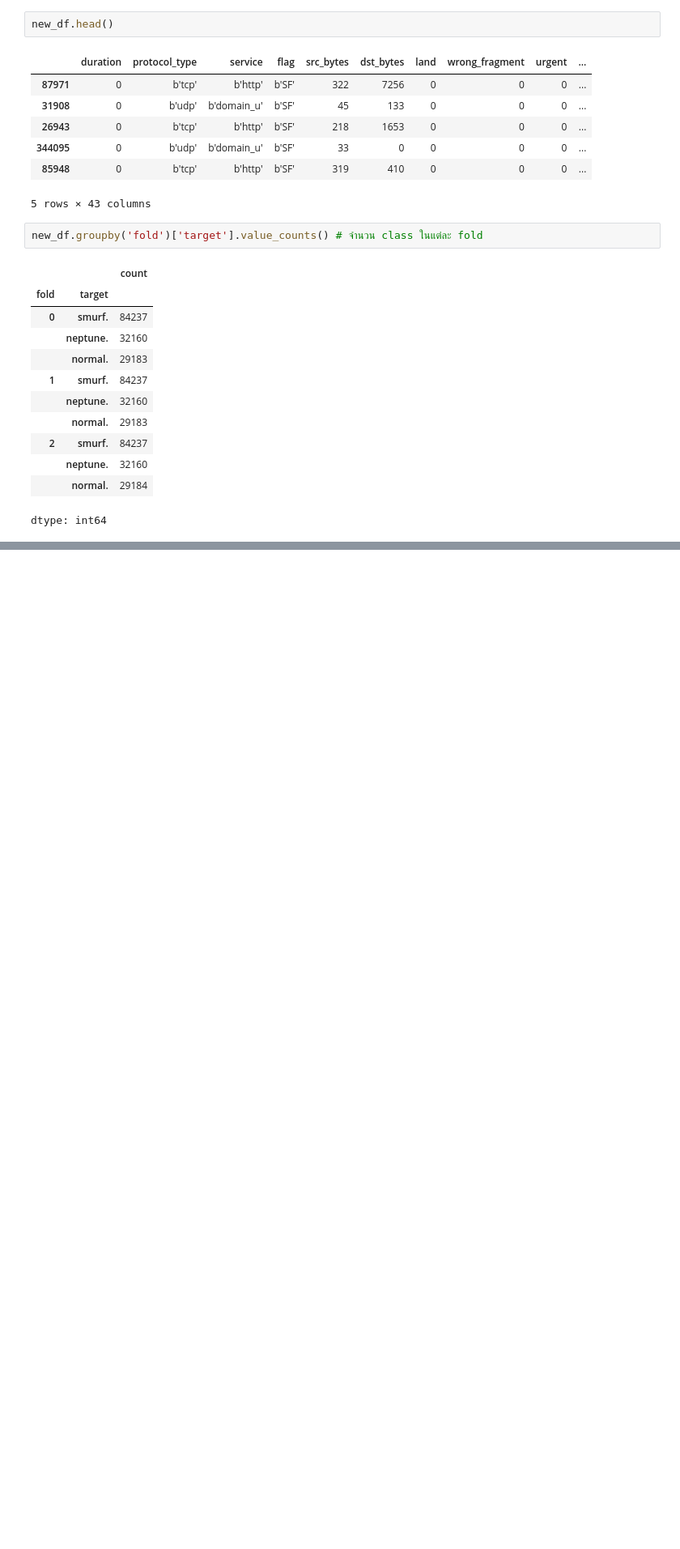
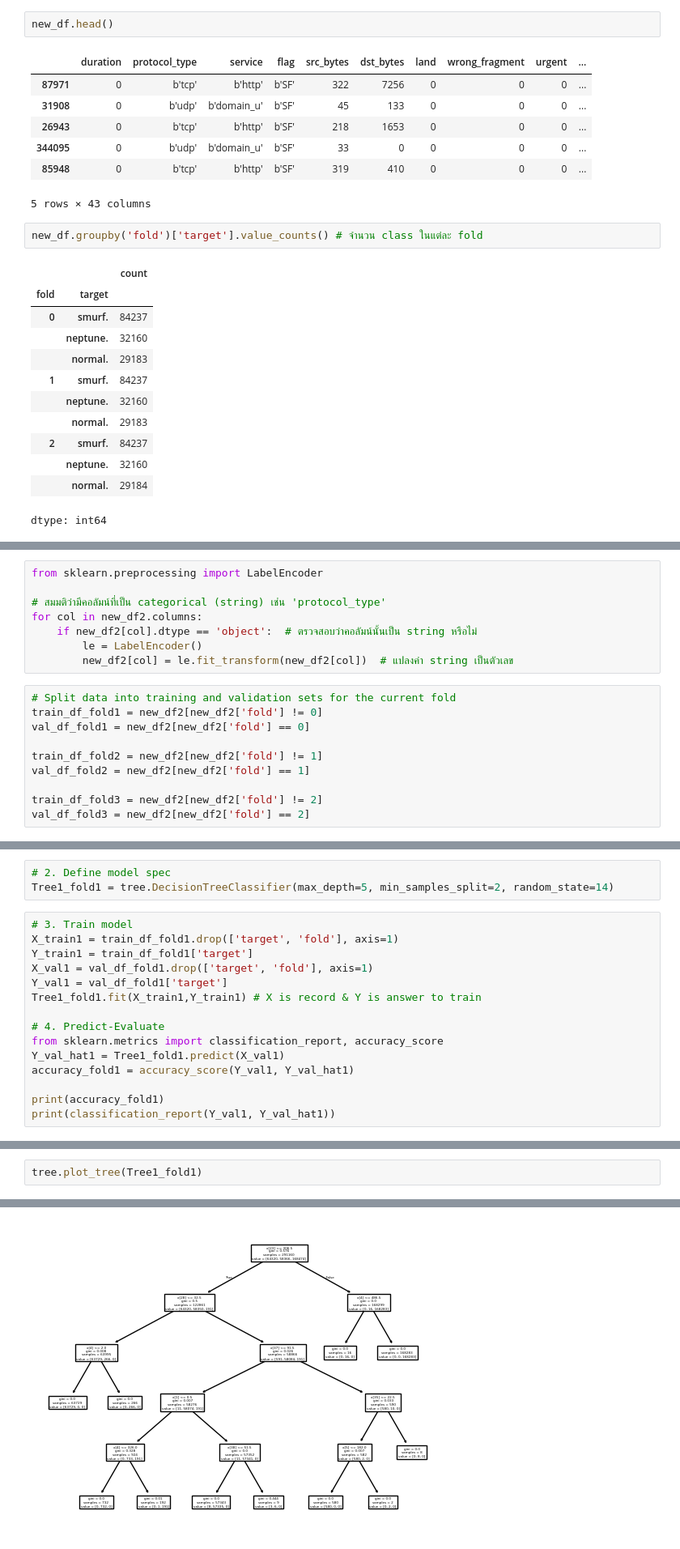
Before and after one commit to Frasierzzz/DPDM2024, a Jupyter notebook: Classification_(dpdm24).ipynb, the cells around one changed output, grey strips where cells are left out. Shown at 81% size. Drawn from its saved outputs; the diff is of its cells as text; blank space fills up the shorter version.

```diff
--- a/Classification_(dpdm24).ipynb
+++ b/Classification_(dpdm24).ipynb
@@ -250,0 +319,18 @@ dtype: int64
+# %%
+from sklearn.preprocessing import LabelEncoder
+
+# สมมติว่ามีคอลัมน์ที่เป็น categorical (string) เช่น 'protocol_type'
+for col in new_df2.columns:
+    if new_df2[col].dtype == 'object':  # ตรวจสอบว่าคอลัมน์นั้นเป็น string หรือไม่
+        le = LabelEncoder()
+        new_df2[col] = le.fit_transform(new_df2[col])  # แปลงค่า string เป็นตัวเลข
+# %%
+# Split data into training and validation sets for the current fold
+train_df_fold1 = new_df2[new_df2['fold'] != 0]
+val_df_fold1 = new_df2[new_df2['fold'] == 0]
+
+train_df_fold2 = new_df2[new_df2['fold'] != 1]
+val_df_fold2 = new_df2[new_df2['fold'] == 1]
+
+train_df_fold3 = new_df2[new_df2['fold'] != 2]
+val_df_fold3 = new_df2[new_df2['fold'] == 2]
@@ -250,0 +344,18 @@ dtype: int64
+# %%
+# 2. Define model spec
+Tree1_fold1 = tree.DecisionTreeClassifier(max_depth=5, min_samples_split=2, random_state=14)
+# %%
+# 3. Train model
+X_train1 = train_df_fold1.drop(['target', 'fold'], axis=1)
+Y_train1 = train_df_fold1['target']
+X_val1 = val_df_fold1.drop(['target', 'fold'], axis=1)
+Y_val1 = val_df_fold1['target']
+Tree1_fold1.fit(X_train1,Y_train1) # X is record & Y is answer to train
+
+# 4. Predict-Evaluate
+from sklearn.metrics import classification_report, accuracy_score
+Y_val_hat1 = Tree1_fold1.predict(X_val1)
+accuracy_fold1 = accuracy_score(Y_val1, Y_val_hat1)
+
+print(accuracy_fold1)
+print(classification_report(Y_val1, Y_val_hat1))
@@ -250,0 +373,3 @@ dtype: int64
+# %%
+tree.plot_tree(Tree1_fold1)
+# %% [output]
@@ -250,0 +393 @@ dtype: int64
+[figure, added]
```
Also changed, not shown: parts of 39 cells of this notebook.
